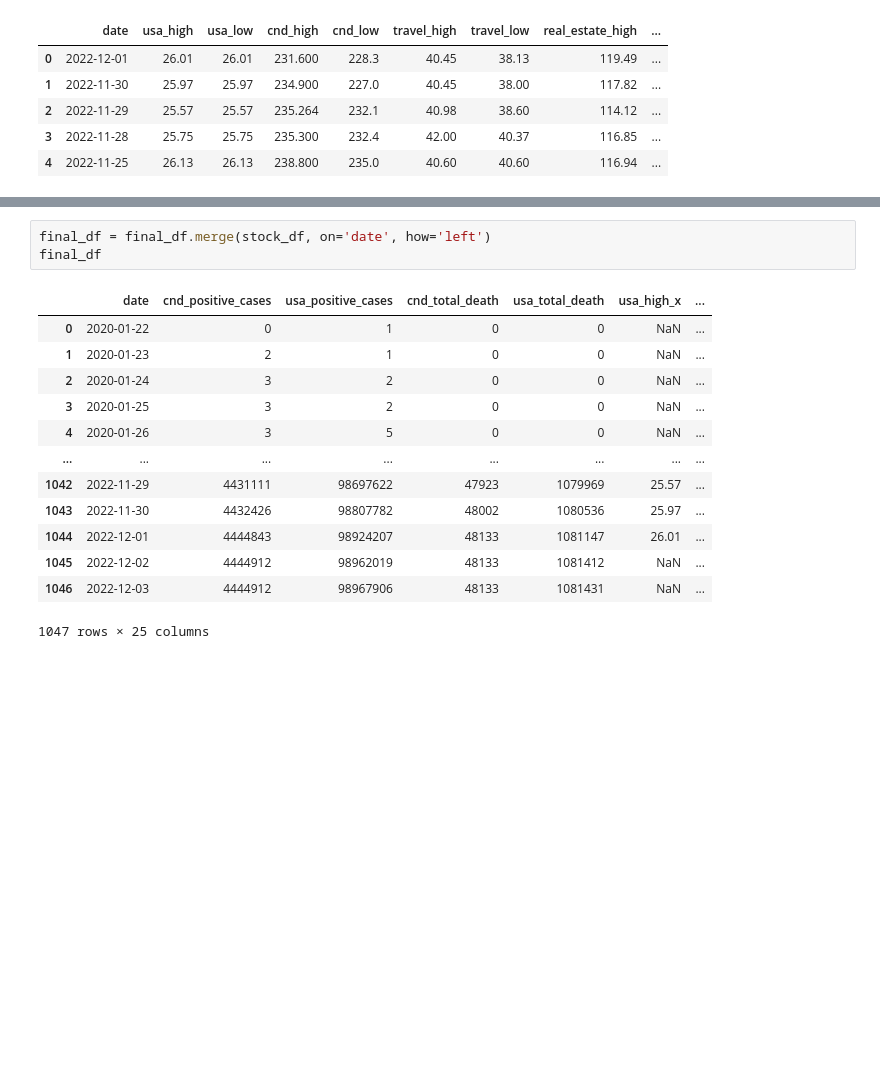
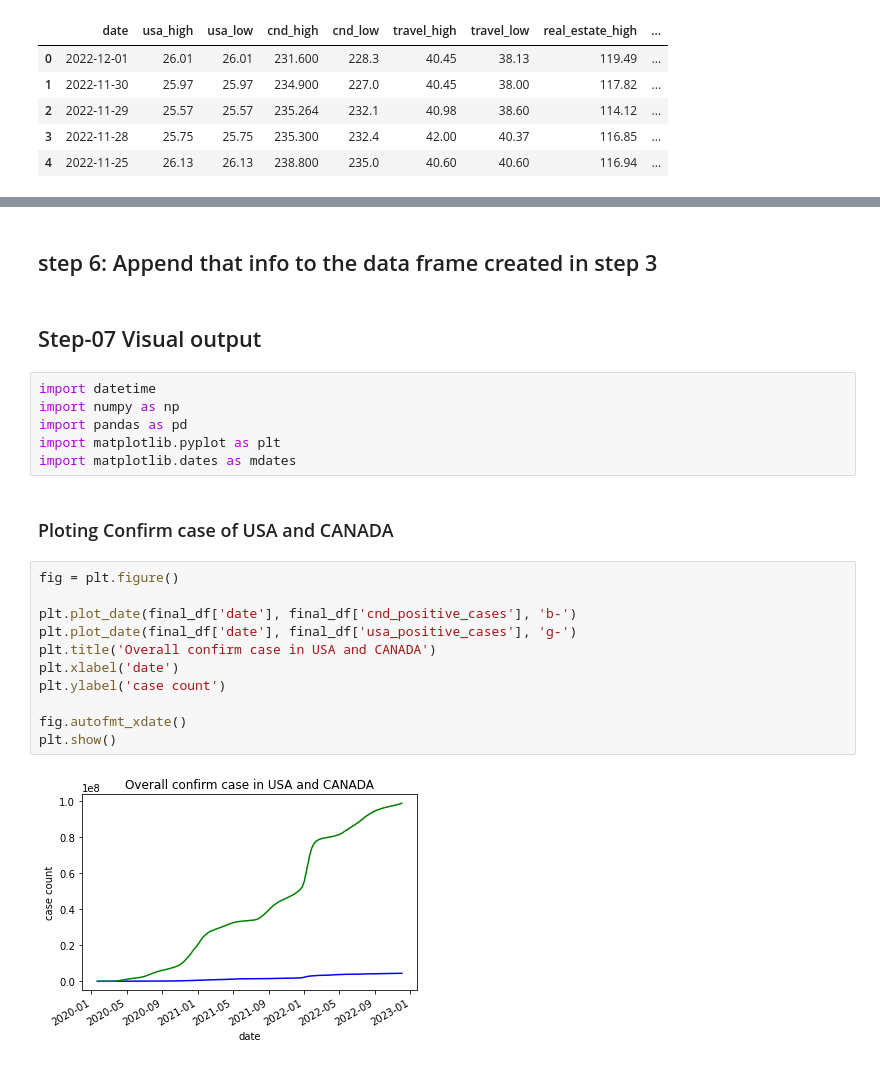
Before and after one commit to AIDA-Saskatchewan-polytechnic/Final-project-covid-19-effects-on-stock-market, a Jupyter notebook: Final_project.ipynb, the cells around one changed output, grey strips where cells are left out. Cells and saved outputs as stored; diff of their text form; blank space fills up the shorter version.

Commit message:
Merging of Dataframe and Visualisation done by Kishan

```diff
--- a/Final_project.ipynb
+++ b/Final_project.ipynb
@@ -545,17 +377,25 @@ final_df.head()
-# %%
-final_df = final_df.merge(stock_df, on='date', how='left')
-final_df
-# %% [output]
-|  | date | cnd_positive_cases | usa_positive_cases | cnd_total_death | usa_total_death | usa_high_x | ... |
-| 0 | 2020-01-22 | 0 | 1 | 0 | 0 | NaN | ... |
-| 1 | 2020-01-23 | 2 | 1 | 0 | 0 | NaN | ... |
-| 2 | 2020-01-24 | 3 | 2 | 0 | 0 | NaN | ... |
-| 3 | 2020-01-25 | 3 | 2 | 0 | 0 | NaN | ... |
-| 4 | 2020-01-26 | 3 | 5 | 0 | 0 | NaN | ... |
-| ... | ... | ... | ... | ... | ... | ... | ... |
-| 1042 | 2022-11-29 | 4431111 | 98697622 | 47923 | 1079969 | 25.57 | ... |
-| 1043 | 2022-11-30 | 4432426 | 98807782 | 48002 | 1080536 | 25.97 | ... |
-| 1044 | 2022-12-01 | 4444843 | 98924207 | 48133 | 1081147 | 26.01 | ... |
-| 1045 | 2022-12-02 | 4444912 | 98962019 | 48133 | 1081412 | NaN | ... |
-| 1046 | 2022-12-03 | 4444912 | 98967906 | 48133 | 1081431 | NaN | ... |
-1047 rows × 25 columns
+# %% [markdown]
+## step 6: Append that info to the data frame created in step 3
+# %% [markdown]
+## Step-07 Visual output
+# %%
+import datetime
+import numpy as np
+import pandas as pd
+import matplotlib.pyplot as plt
+import matplotlib.dates as mdates
+# %% [markdown]
+### Ploting Confirm case of USA and CANADA
+# %%
+fig = plt.figure()
+
+plt.plot_date(final_df['date'], final_df['cnd_positive_cases'], 'b-')
+plt.plot_date(final_df['date'], final_df['usa_positive_cases'], 'g-')
+plt.title('Overall confirm case in USA and CANADA')
+plt.xlabel('date')
+plt.ylabel('case count')
+
+fig.autofmt_xdate()
+plt.show()
+# %% [output]
+[figure, added]
```
Also changed, not shown: parts of 35 cells of this notebook.
